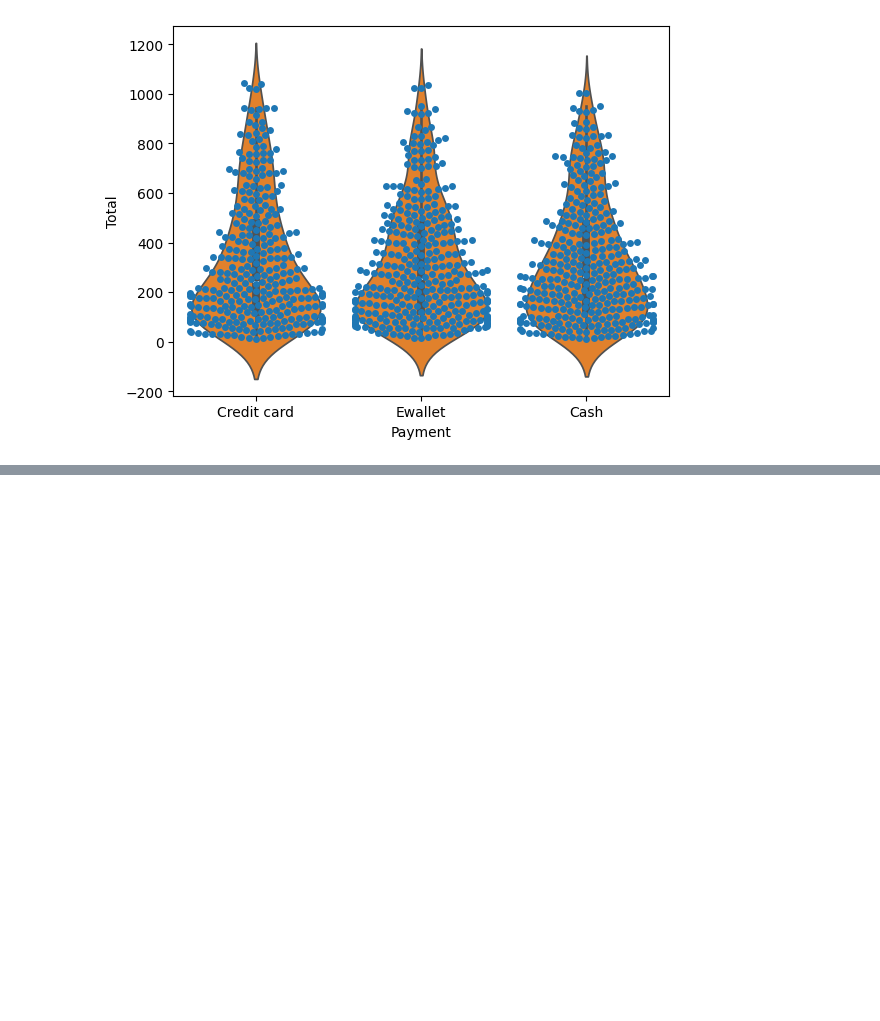
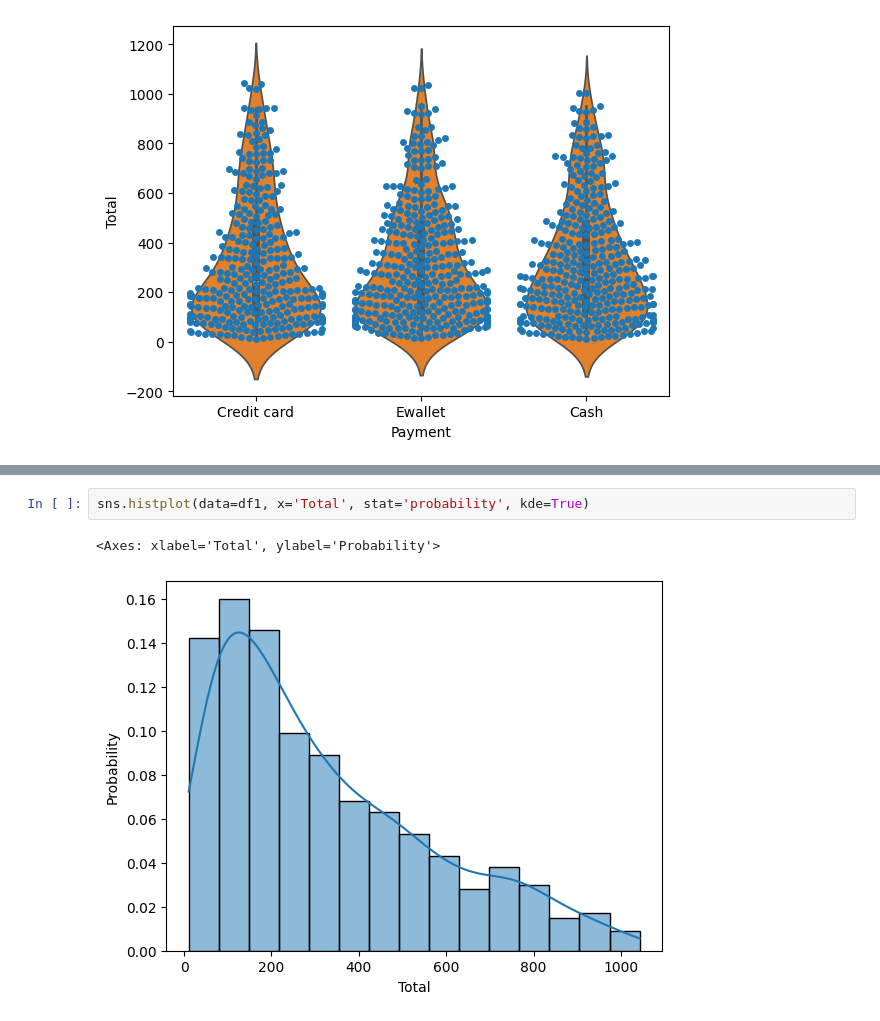
Before and after one commit to surendarmanoj/data-science, a Jupyter notebook: Data_Visualisation_using_Seaborn.ipynb, the cells around one changed output, grey strips where cells are left out. Saved outputs shown, nothing was run; the diff lists cells and outputs as text; blank space fills up the shorter version.

```diff
--- a/Data_Visualisation_using_Seaborn.ipynb
+++ b/Data_Visualisation_using_Seaborn.ipynb
@@ -159,0 +197,5 @@ sns.violinplot(data=df1,y='Total', x='Payment')
+# %%
+sns.histplot(data=df1, x='Total', stat='probability', kde=True)
+# %% [output]
+<Axes: xlabel='Total', ylabel='Probability'>
+[figure, added]
```
Also changed, not shown: parts of 17 cells of this notebook.
